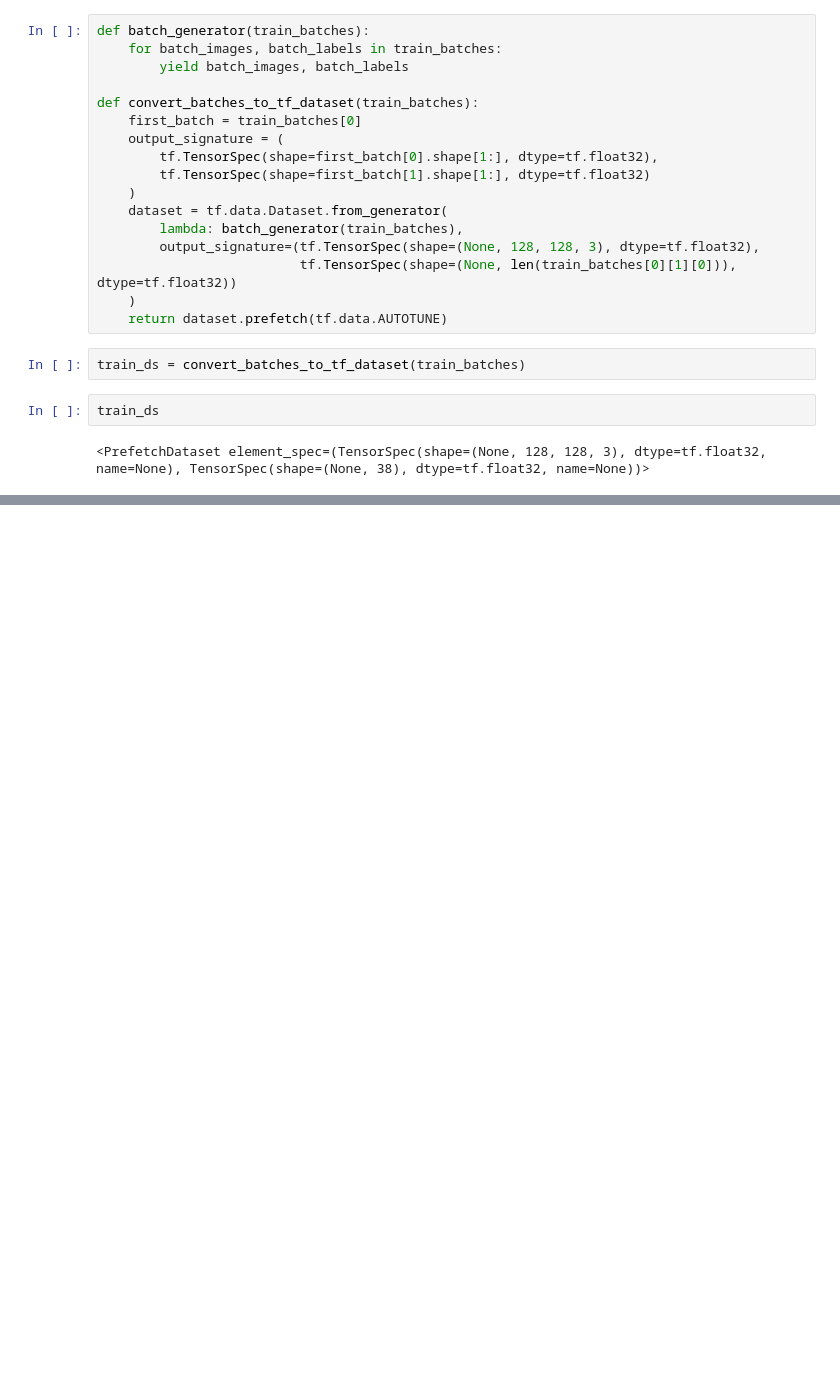
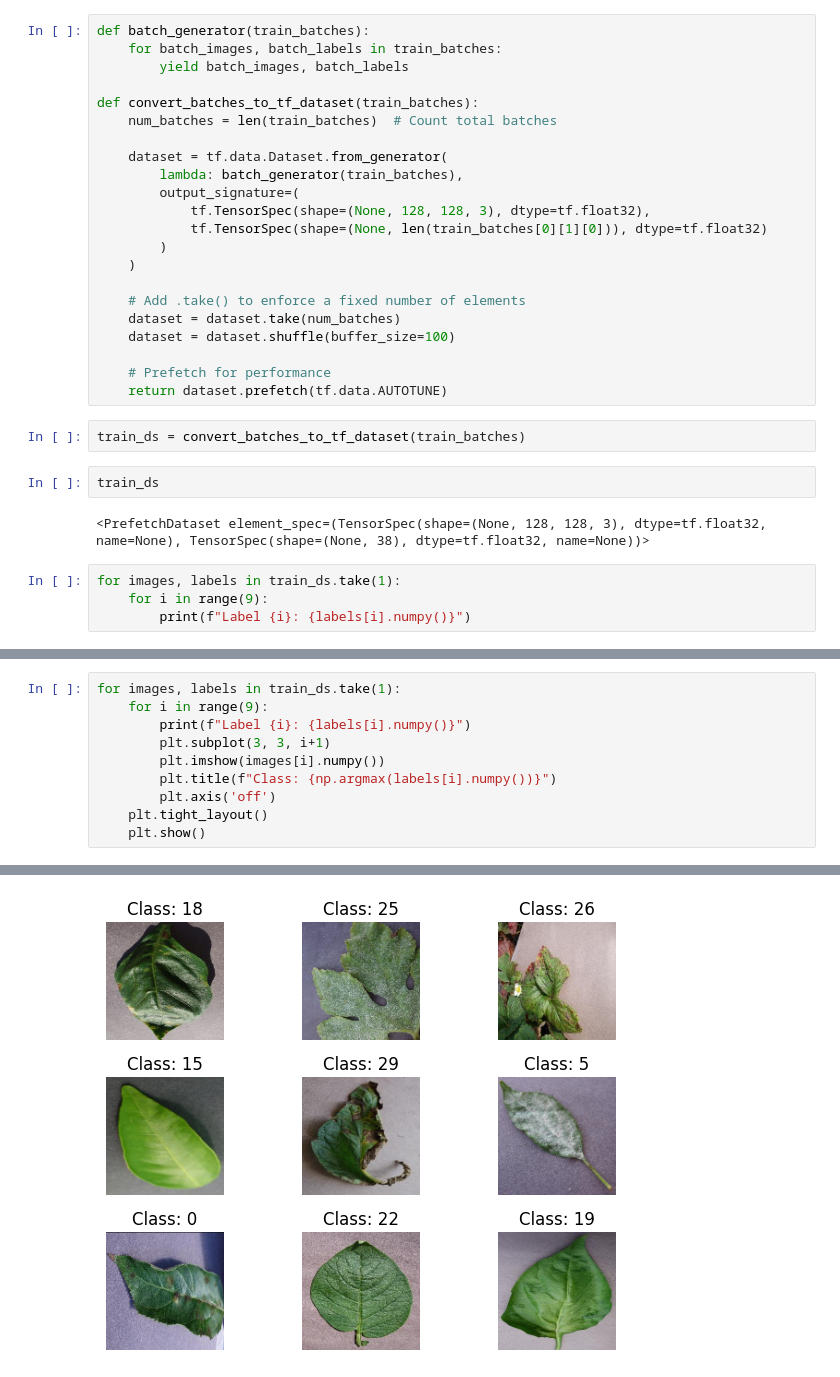
Before and after one commit to Rizan012/PlantDiseaseDetection, a Jupyter notebook: Train_plant.ipynb, the cells around one changed output, grey strips where cells are left out. Saved outputs shown, nothing was run; the diff lists cells and outputs as text; blank space fills up the shorter version.

```diff
--- a/Train_plant.ipynb
+++ b/Train_plant.ipynb
@@ -94,16 +109,21 @@ def batch_generator(train_batches):
         yield batch_images, batch_labels
 
 def convert_batches_to_tf_dataset(train_batches):
-    first_batch = train_batches[0]
-    output_signature = (
-        tf.TensorSpec(shape=first_batch[0].shape[1:], dtype=tf.float32),
-        tf.TensorSpec(shape=first_batch[1].shape[1:], dtype=tf.float32)
-    )
+    num_batches = len(train_batches)  # Count total batches
+
     dataset = tf.data.Dataset.from_generator(
         lambda: batch_generator(train_batches),
-        output_signature=(tf.TensorSpec(shape=(None, 128, 128, 3), dtype=tf.float32),
-                          tf.TensorSpec(shape=(None, len(train_batches[0][1][0])), dtype=tf.float32))
+        output_signature=(
+            tf.TensorSpec(shape=(None, 128, 128, 3), dtype=tf.float32),
+            tf.TensorSpec(shape=(None, len(train_batches[0][1][0])), dtype=tf.float32)
+        )
     )
+
+    # Add .take() to enforce a fixed number of elements
+    dataset = dataset.take(num_batches)
+    dataset = dataset.shuffle(buffer_size=100)
+
+    # Prefetch for performance
     return dataset.prefetch(tf.data.AUTOTUNE)
 # %%
 train_ds = convert_batches_to_tf_dataset(train_batches)
@@ -111,3 +131,7 @@ train_ds = convert_batches_to_tf_dataset(train_batches)
 train_ds
 # %% [output]
 <PrefetchDataset element_spec=(TensorSpec(shape=(None, 128, 128, 3), dtype=tf.float32, name=None), TensorSpec(shape=(None, 38), dtype=tf.float32, name=None))>
+# %%
+for images, labels in train_ds.take(1):
+    for i in range(9):
+        print(f"Label {i}: {labels[i].numpy()}")
@@ -113,0 +177,11 @@ train_ds
+# %%
+for images, labels in train_ds.take(1):
+    for i in range(9):
+        print(f"Label {i}: {labels[i].numpy()}")
+        plt.subplot(3, 3, i+1)
+        plt.imshow(images[i].numpy())
+        plt.title(f"Class: {np.argmax(labels[i].numpy())}")
+        plt.axis('off')
+    plt.tight_layout()
+    plt.show()
+# %% [output]
@@ -113,0 +206 @@ train_ds
+[figure, added]
```
Also changed, not shown: parts of 14 cells of this notebook, 10 other files.
